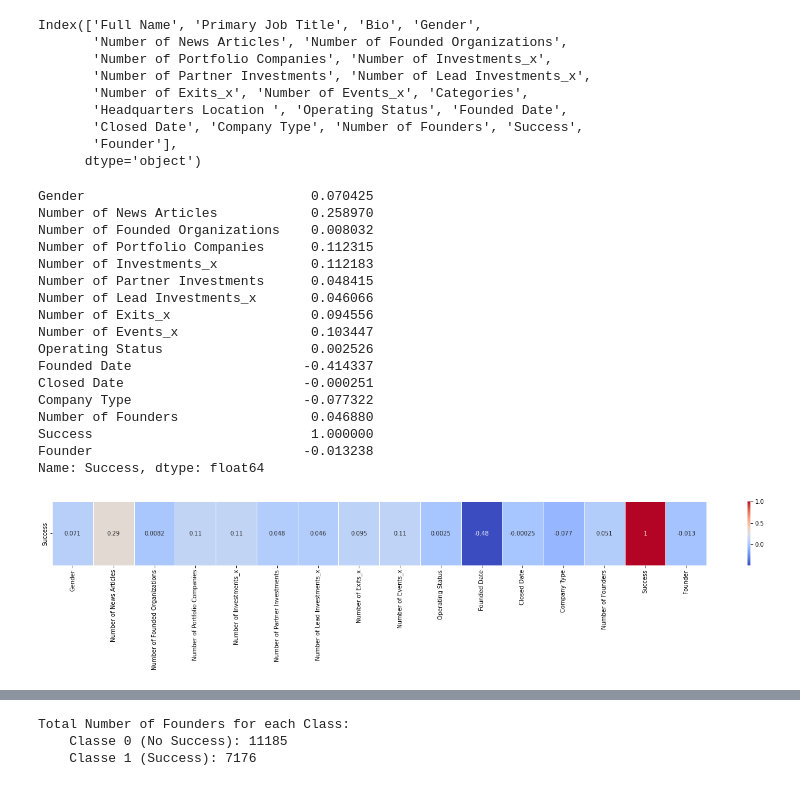
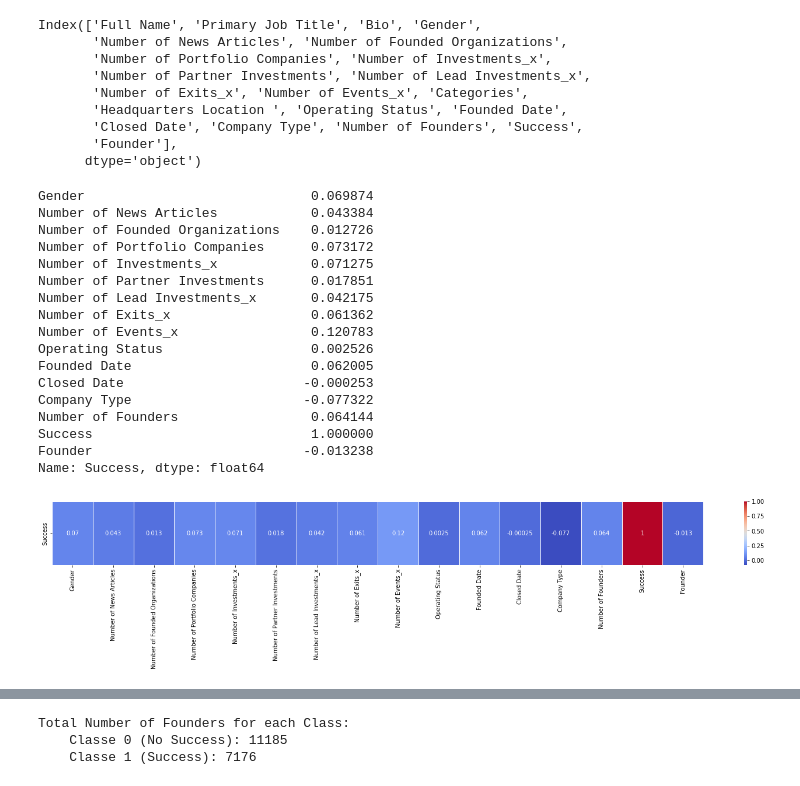
Before and after one commit to MarcLlopart/VC-Investments-Analysis, a Jupyter notebook: 3_founders.ipynb, the cells around one changed output, grey strips where cells are left out. Cells and saved outputs as stored; diff of their text form; code cells hidden in the pictures.

```diff
--- a/3_founders.ipynb
+++ b/3_founders.ipynb
@@ -67,22 +67,22 @@ founders[['Gender', 'Number of News Articles', 'Number of Founded Organizations'
                                                      'Number of Lead Investments_x', 'Number of Exits_x', 'Number of Events_x',
                                                      'Operating Status', 'Founded Date', 'Closed Date',
                                                      'Company Type', 'Number of Founders', 'Success',
-                                                     'Founder' ]].corr(method='kendall')['Success'].T
+                                                     'Founder' ]].corr(method='pearson')['Success'].T
 # %% [output]
-Gender                             0.070425
-Number of News Articles            0.258970
-Number of Founded Organizations    0.008032
-Number of Portfolio Companies      0.112315
-Number of Investments_x            0.112183
-Number of Partner Investments      0.048415
-Number of Lead Investments_x       0.046066
-Number of Exits_x                  0.094556
-Number of Events_x                 0.103447
+Gender                             0.069874
+Number of News Articles            0.043384
+Number of Founded Organizations    0.012726
+Number of Portfolio Companies      0.073172
+Number of Investments_x            0.071275
+Number of Partner Investments      0.017851
+Number of Lead Investments_x       0.042175
+Number of Exits_x                  0.061362
+Number of Events_x                 0.120783
 Operating Status                   0.002526
-Founded Date                      -0.414337
-Closed Date                       -0.000251
+Founded Date                       0.062005
+Closed Date                       -0.000253
 Company Type                      -0.077322
-Number of Founders                 0.046880
+Number of Founders                 0.064144
 Success                            1.000000
 Founder                           -0.013238
 Name: Success, dtype: float64
@@ -107,16 +107,16 @@ standarized_df = pd.DataFrame(standarized_df, columns=['Gender', 'Number of News
 # %%
 # Calculate the correlation matrix by Spearman
 founders_df = founders[['Gender', 'Number of News Articles', 'Number of Founded Organizations',
                         'Number of Portfolio Companies', 'Number of Investments_x', 'Number of Partner Investments',
                         'Number of Lead Investments_x', 'Number of Exits_x', 'Number of Events_x',
                         'Operating Status', 'Founded Date', 'Closed Date',
                         'Company Type', 'Number of Founders', 'Success',
                         'Founder' ]]
-correlation_matrix_spearman = founders_df.corr(method='spearman')['Success'].to_frame().T
+correlation_matrix_spearman = founders_df.corr(method='pearson')['Success'].to_frame().T
 
 fig, ax = plt.subplots(figsize=(25,2))         # Sample figsize in inches
 sns.heatmap(correlation_matrix_spearman, annot=True, linewidths=.5, ax=ax, cmap="coolwarm")
 
 fig.tight_layout()
 # %% [output]
-[figure, old version]
+[figure, new version]
```
Also changed, not shown: parts of 3 cells of this notebook, 1 other file.
